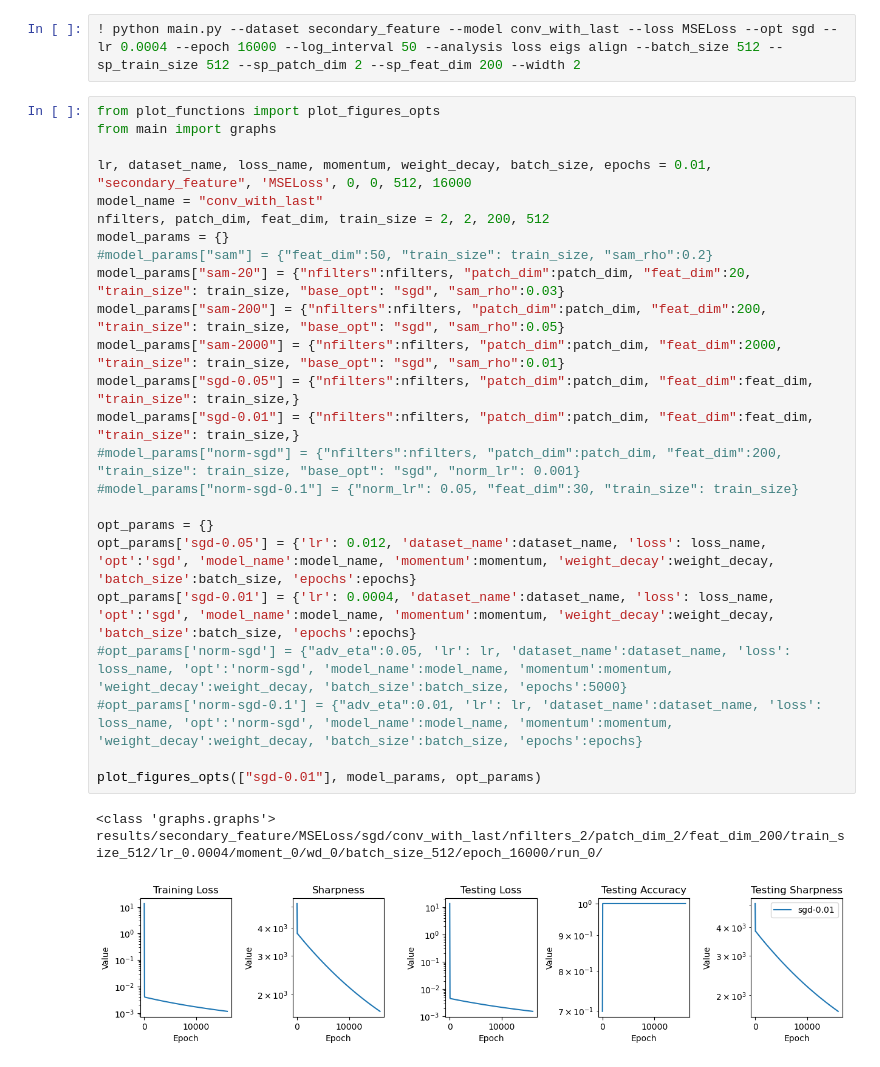
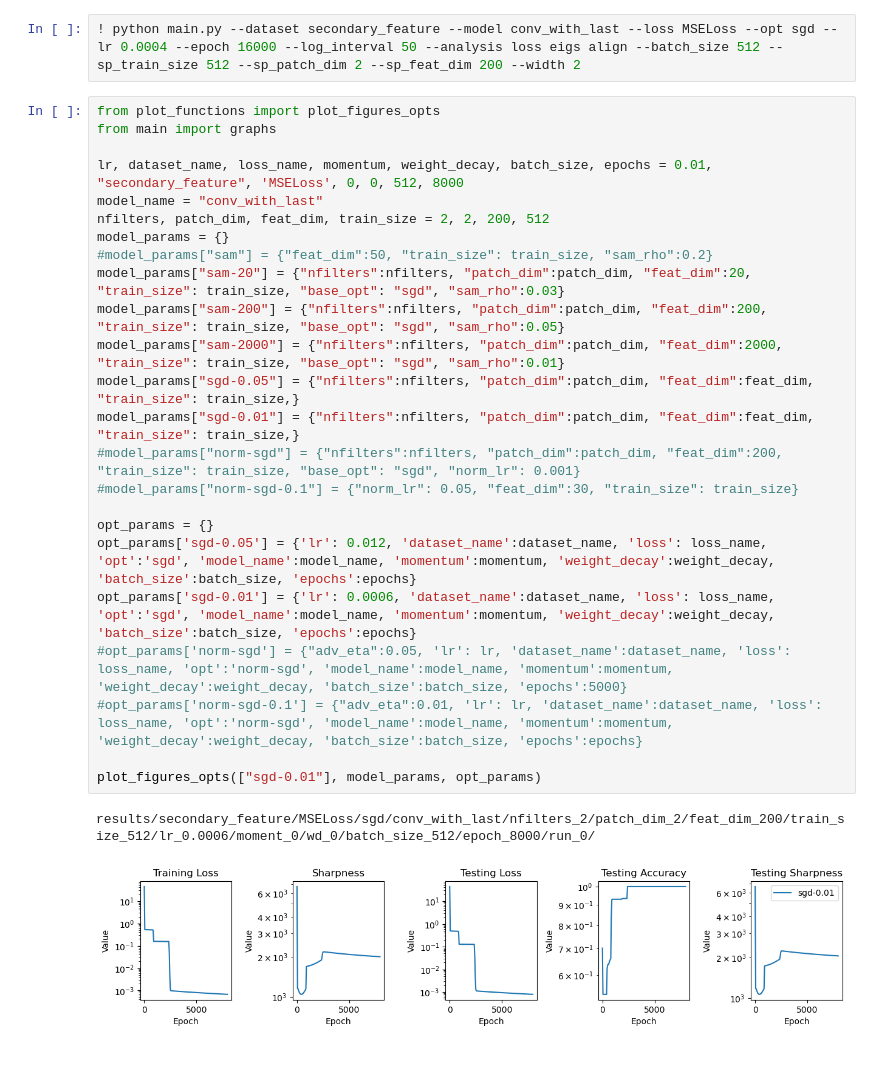
Before and after one commit to lucmonl/mlopt, a Jupyter notebook: notebook/edge_of_stability.ipynb, the cells around one changed output. Saved outputs shown, nothing was run; the diff lists cells and outputs as text.

```diff
--- a/notebook/edge_of_stability.ipynb
+++ b/notebook/edge_of_stability.ipynb
@@ -445,31 +504,30 @@ WARNING: exceeds the second dim of array. Force round to max dim
 # %%
 from plot_functions import plot_figures_opts
 from main import graphs
 
-lr, dataset_name, loss_name, momentum, weight_decay, batch_size, epochs = 0.01, "secondary_feature", 'MSELoss', 0, 0, 512, 16000
+lr, dataset_name, loss_name, momentum, weight_decay, batch_size, epochs = 0.01, "secondary_feature", 'MSELoss', 0, 0, 512, 8000
 model_name = "conv_with_last"
 nfilters, patch_dim, feat_dim, train_size = 2, 2, 200, 512
 model_params = {}
 #model_params["sam"] = {"feat_dim":50, "train_size": train_size, "sam_rho":0.2}
 model_params["sam-20"] = {"nfilters":nfilters, "patch_dim":patch_dim, "feat_dim":20, "train_size": train_size, "base_opt": "sgd", "sam_rho":0.03}
 model_params["sam-200"] = {"nfilters":nfilters, "patch_dim":patch_dim, "feat_dim":200, "train_size": train_size, "base_opt": "sgd", "sam_rho":0.05}
 model_params["sam-2000"] = {"nfilters":nfilters, "patch_dim":patch_dim, "feat_dim":2000, "train_size": train_size, "base_opt": "sgd", "sam_rho":0.01}
 model_params["sgd-0.05"] = {"nfilters":nfilters, "patch_dim":patch_dim, "feat_dim":feat_dim, "train_size": train_size,}
 model_params["sgd-0.01"] = {"nfilters":nfilters, "patch_dim":patch_dim, "feat_dim":feat_dim, "train_size": train_size,}
 #model_params["norm-sgd"] = {"nfilters":nfilters, "patch_dim":patch_dim, "feat_dim":200, "train_size": train_size, "base_opt": "sgd", "norm_lr": 0.001}
 #model_params["norm-sgd-0.1"] = {"norm_lr": 0.05, "feat_dim":30, "train_size": train_size}
 
 opt_params = {}
 opt_params['sgd-0.05'] = {'lr': 0.012, 'dataset_name':dataset_name, 'loss': loss_name, 'opt':'sgd', 'model_name':model_name, 'momentum':momentum, 'weight_decay':weight_decay, 'batch_size':batch_size, 'epochs':epochs}
-opt_params['sgd-0.01'] = {'lr': 0.0004, 'dataset_name':dataset_name, 'loss': loss_name, 'opt':'sgd', 'model_name':model_name, 'momentum':momentum, 'weight_decay':weight_decay, 'batch_size':batch_size, 'epochs':epochs}
+opt_params['sgd-0.01'] = {'lr': 0.0006, 'dataset_name':dataset_name, 'loss': loss_name, 'opt':'sgd', 'model_name':model_name, 'momentum':momentum, 'weight_decay':weight_decay, 'batch_size':batch_size, 'epochs':epochs}
 #opt_params['norm-sgd'] = {"adv_eta":0.05, 'lr': lr, 'dataset_name':dataset_name, 'loss': loss_name, 'opt':'norm-sgd', 'model_name':model_name, 'momentum':momentum, 'weight_decay':weight_decay, 'batch_size':batch_size, 'epochs':5000}
 #opt_params['norm-sgd-0.1'] = {"adv_eta":0.01, 'lr': lr, 'dataset_name':dataset_name, 'loss': loss_name, 'opt':'norm-sgd', 'model_name':model_name, 'momentum':momentum, 'weight_decay':weight_decay, 'batch_size':batch_size, 'epochs':epochs}
 
 plot_figures_opts(["sgd-0.01"], model_params, opt_params)
 # %% [output]
-<class 'graphs.graphs'>
-results/secondary_feature/MSELoss/sgd/conv_with_last/nfilters_2/patch_dim_2/feat_dim_200/train_size_512/lr_0.0004/moment_0/wd_0/batch_size_512/epoch_16000/run_0/
+results/secondary_feature/MSELoss/sgd/conv_with_last/nfilters_2/patch_dim_2/feat_dim_200/train_size_512/lr_0.0006/moment_0/wd_0/batch_size_512/epoch_8000/run_0/
-[figure, old version]
+[figure, new version]
 # %%
 from plot_functions import plot_figures_align
 plot_figures_align(["sgd-0.01"], model_params, opt_params, signal_nums=2)
```
Also changed, not shown: parts of 5 cells of this notebook, 4 other files.
